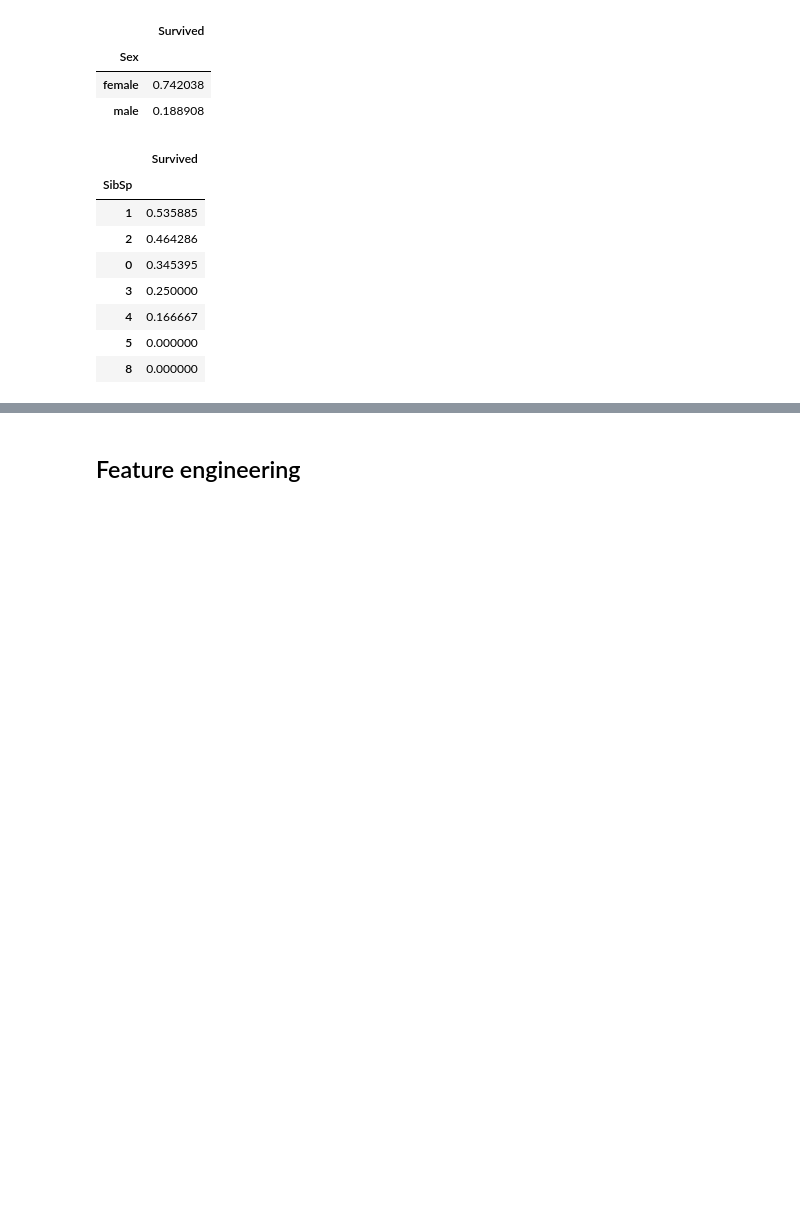
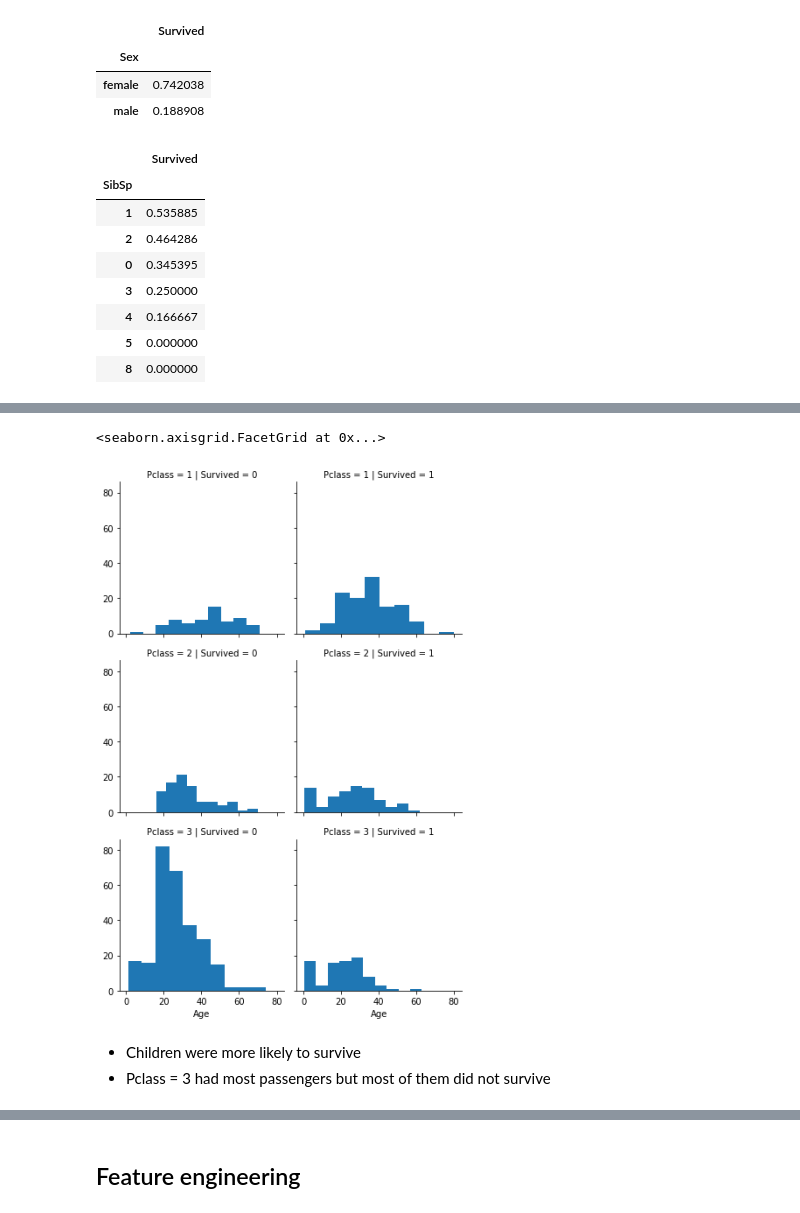
Before and after one commit to laaksonel/machine-learning, a Jupyter notebook: titanic/Titanic.ipynb, the cells around one changed output, grey strips where cells are left out. Drawn from its saved outputs; the diff is of its cells as text; code cells hidden in the pictures; blank space fills up the shorter version.

```diff
--- a/titanic/Titanic.ipynb
+++ b/titanic/Titanic.ipynb
@@ -204,0 +264,9 @@ It seems
+# %%
+grid = sns.FacetGrid(train_data, col='Survived', row='Pclass')
+grid.map(plt.hist, 'Age', bins=10)
+# %% [output]
+<seaborn.axisgrid.FacetGrid at 0x...>
+[figure, added]
+# %% [markdown]
+- Children were more likely to survive
+- Pclass = 3 had most passengers but most of them did not survive
```
Also changed, not shown: parts of 17 cells of this notebook.
